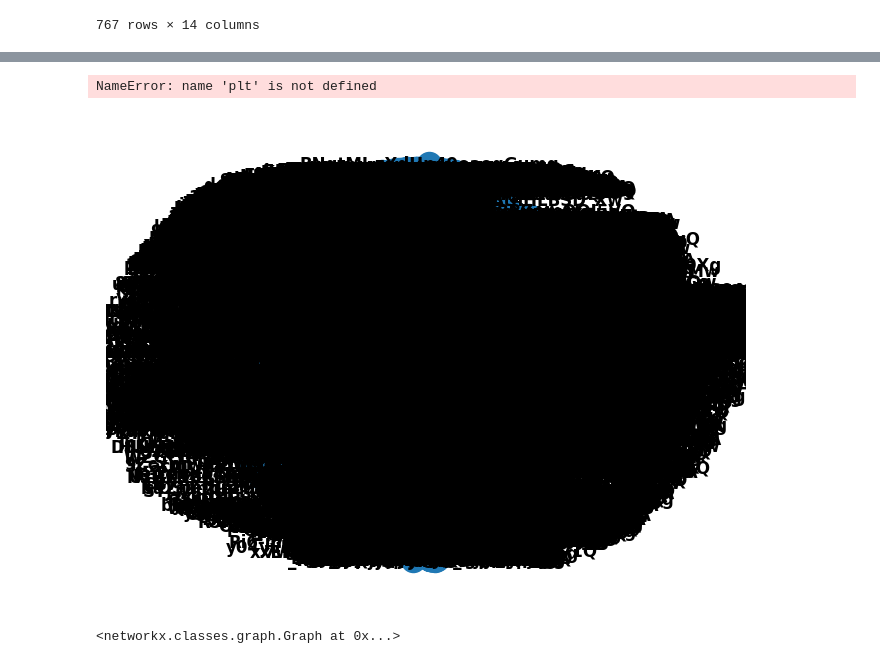
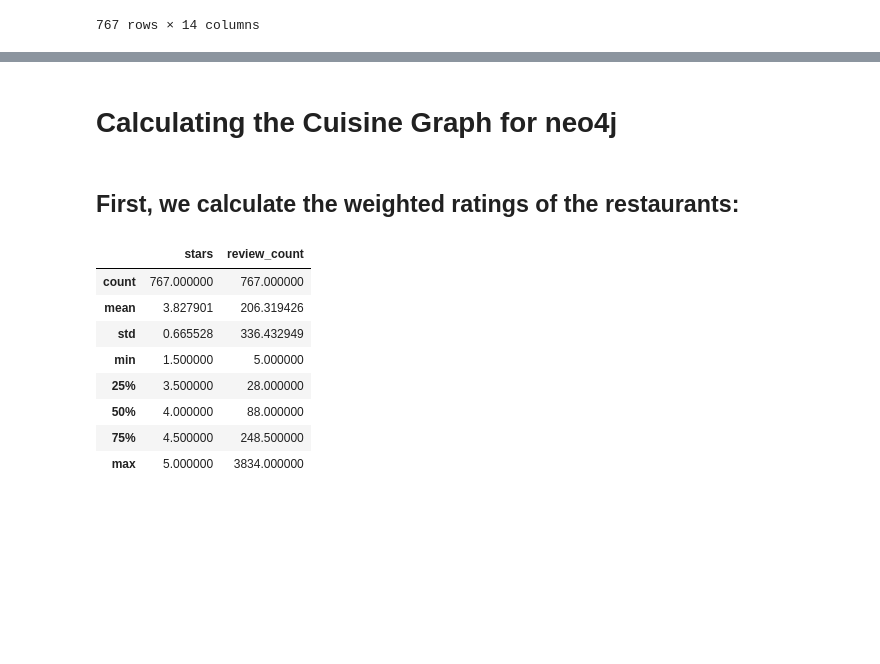
Before and after one commit to ritwickmanatkar/dsc202_course_project, a Jupyter notebook: data_operations/transform_data.ipynb, the cells around one changed output, grey strips where cells are left out. Cells and saved outputs as stored; diff of their text form; code cells hidden in the pictures; blank space fills up the shorter version.

```diff
--- a/data_operations/transform_data.ipynb
+++ b/data_operations/transform_data.ipynb
@@ -128,15 +56,16 @@ for i in range(len(philly_data)):
-# %%
-layout = nx.spring_layout(philly_graph)
-nx.draw(philly_graph, layout, with_labels=True, font_weight='bold')
-
-labels = nx.get_edge_attributes(philly_graph, 'weight')
-nx.draw_networkx_edge_labels(philly_graph, layout, edge_labels=labels)
-
-plt.show()
-# %% [output]
-NameError: name 'plt' is not defined
-[figure, removed]
-# %%
-philly_graph
-# %% [output]
-<networkx.classes.graph.Graph at 0x...>
+# %% [markdown]
+# Calculating the Cuisine Graph for neo4j
+# %% [markdown]
+## First, we calculate the weighted ratings of the restaurants:
+# %%
+sb_data[['stars', 'review_count']].describe()
+# %% [output]
+|  | stars | review_count |
+| count | 767.000000 | 767.000000 |
+| mean | 3.827901 | 206.319426 |
+| std | 0.665528 | 336.432949 |
+| min | 1.500000 | 5.000000 |
+| 25% | 3.500000 | 28.000000 |
+| 50% | 4.000000 | 88.000000 |
+| 75% | 4.500000 | 248.500000 |
+| max | 5.000000 | 3834.000000 |
```
Also changed, not shown: parts of 20 cells of this notebook, 1 other file.
